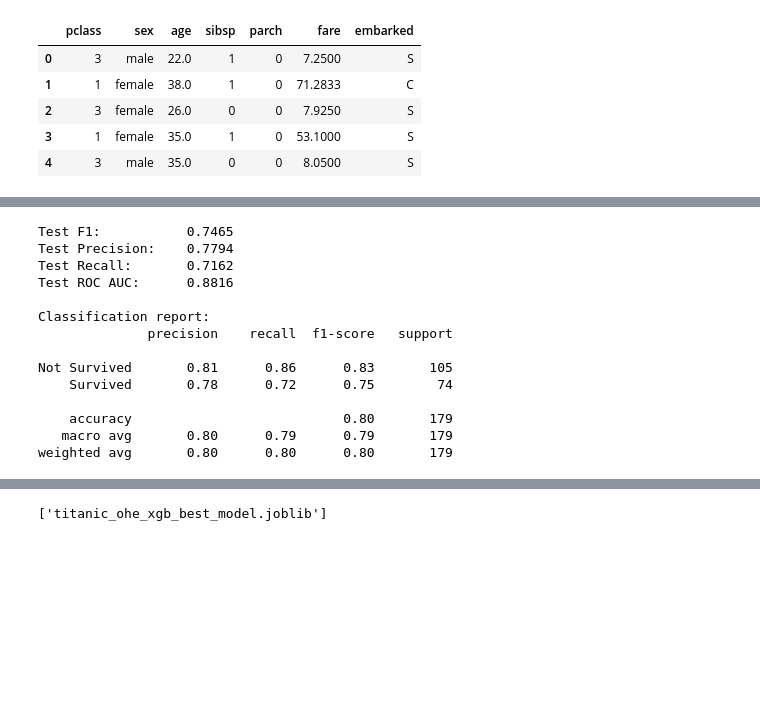
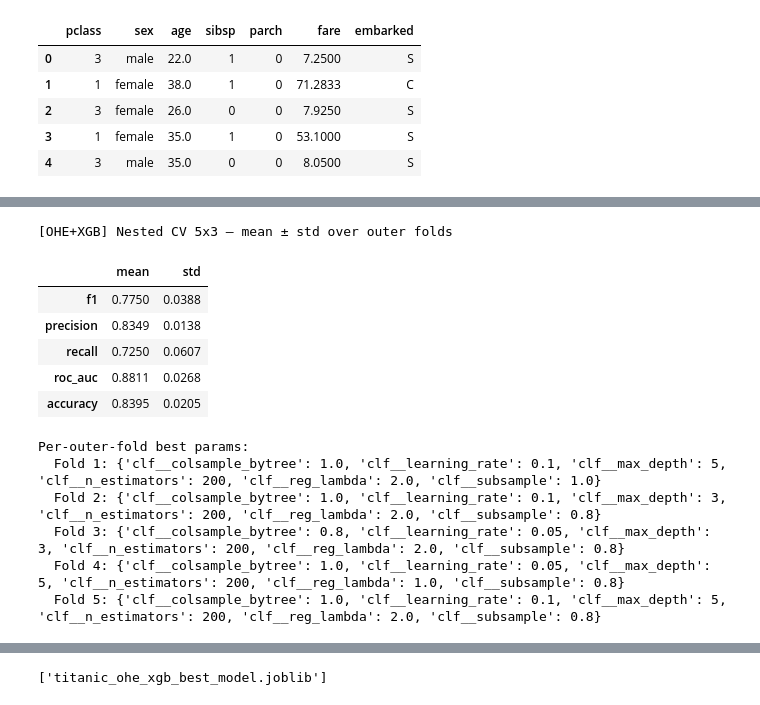
Before and after one commit to Tanman783/ML-Models, a Jupyter notebook: notebooks/OHE+XGboost.ipynb, the cells around one changed output, grey strips where cells are left out. Drawn from its saved outputs; the diff is of its cells as text; code cells hidden in the pictures; blank space fills up the shorter version.

Commit message:
Refactored OHE+XGBoost notebook: implemented nested cross-validation.

```diff
--- a/notebooks/OHE+XGboost.ipynb
+++ b/notebooks/OHE+XGboost.ipynb
@@ -173,36 +252,29 @@ Best CV F1: 0.7561
-# %%
-#Evaluate on held out test_set
-
-# Predictions & probabilities
-y_pred = best_model.predict(X_test)
-y_proba = best_model.predict_proba(X_test)[:, 1]  # probability of class 1 (survived)
-
-# Scalar metrics
-f1 = f1_score(y_test, y_pred)
-precision = precision_score(y_test, y_pred)
-recall = recall_score(y_test, y_pred)
-roc_auc = roc_auc_score(y_test, y_proba)
-
-print(f"Test F1:           {f1:.4f}")
-print(f"Test Precision:    {precision:.4f}")
-print(f"Test Recall:       {recall:.4f}")
-print(f"Test ROC AUC:      {roc_auc:.4f}")
-
-print("\nClassification report:")
-print(classification_report(y_test, y_pred, target_names=["Not Survived", "Survived"]))
-# %% [output]
-Test F1:           0.7465
-Test Precision:    0.7794
-Test Recall:       0.7162
-Test ROC AUC:      0.8816
-
-Classification report:
-              precision    recall  f1-score   support
-
-Not Survived       0.81      0.86      0.83       105
-    Survived       0.78      0.72      0.75        74
-
-    accuracy                           0.80       179
-   macro avg       0.80      0.79      0.79       179
-weighted avg       0.80      0.80      0.80       179
+# %%
+# mean ± std over outer folds
+summary = pd.concat(
+    [outer_results.drop(columns=["fold"]).mean().to_frame("mean"),
+     outer_results.drop(columns=["fold"]).std(ddof=1).to_frame("std")],
+    axis=1
+).round(4)
+
+print("\n[OHE+XGB] Nested CV 5x3 — mean ± std over outer folds")
+display(summary)
+
+print("\nPer-outer-fold best params:")
+for i, bp in enumerate(best_params_per_outer, 1):
+    print(f"  Fold {i}: {bp}")
+# %% [output]
+[OHE+XGB] Nested CV 5x3 — mean ± std over outer folds
+|  | mean | std |
+| f1 | 0.7750 | 0.0388 |
+| precision | 0.8349 | 0.0138 |
+| recall | 0.7250 | 0.0607 |
+| roc_auc | 0.8811 | 0.0268 |
+| accuracy | 0.8395 | 0.0205 |
+Per-outer-fold best params:
+  Fold 1: {'clf__colsample_bytree': 1.0, 'clf__learning_rate': 0.1, 'clf__max_depth': 5, 'clf__n_estimators': 200, 'clf__reg_lambda': 2.0, 'clf__subsample': 1.0}
+  Fold 2: {'clf__colsample_bytree': 1.0, 'clf__learning_rate': 0.1, 'clf__max_depth': 3, 'clf__n_estimators': 200, 'clf__reg_lambda': 2.0, 'clf__subsample': 0.8}
+  Fold 3: {'clf__colsample_bytree': 0.8, 'clf__learning_rate': 0.05, 'clf__max_depth': 3, 'clf__n_estimators': 200, 'clf__reg_lambda': 2.0, 'clf__subsample': 0.8}
+  Fold 4: {'clf__colsample_bytree': 1.0, 'clf__learning_rate': 0.05, 'clf__max_depth': 5, 'clf__n_estimators': 200, 'clf__reg_lambda': 1.0, 'clf__subsample': 0.8}
+  Fold 5: {'clf__colsample_bytree': 1.0, 'clf__learning_rate': 0.1, 'clf__max_depth': 5, 'clf__n_estimators': 200, 'clf__reg_lambda': 2.0, 'clf__subsample': 0.8}
 # %%
```
Also changed, not shown: parts of 9 cells of this notebook.
